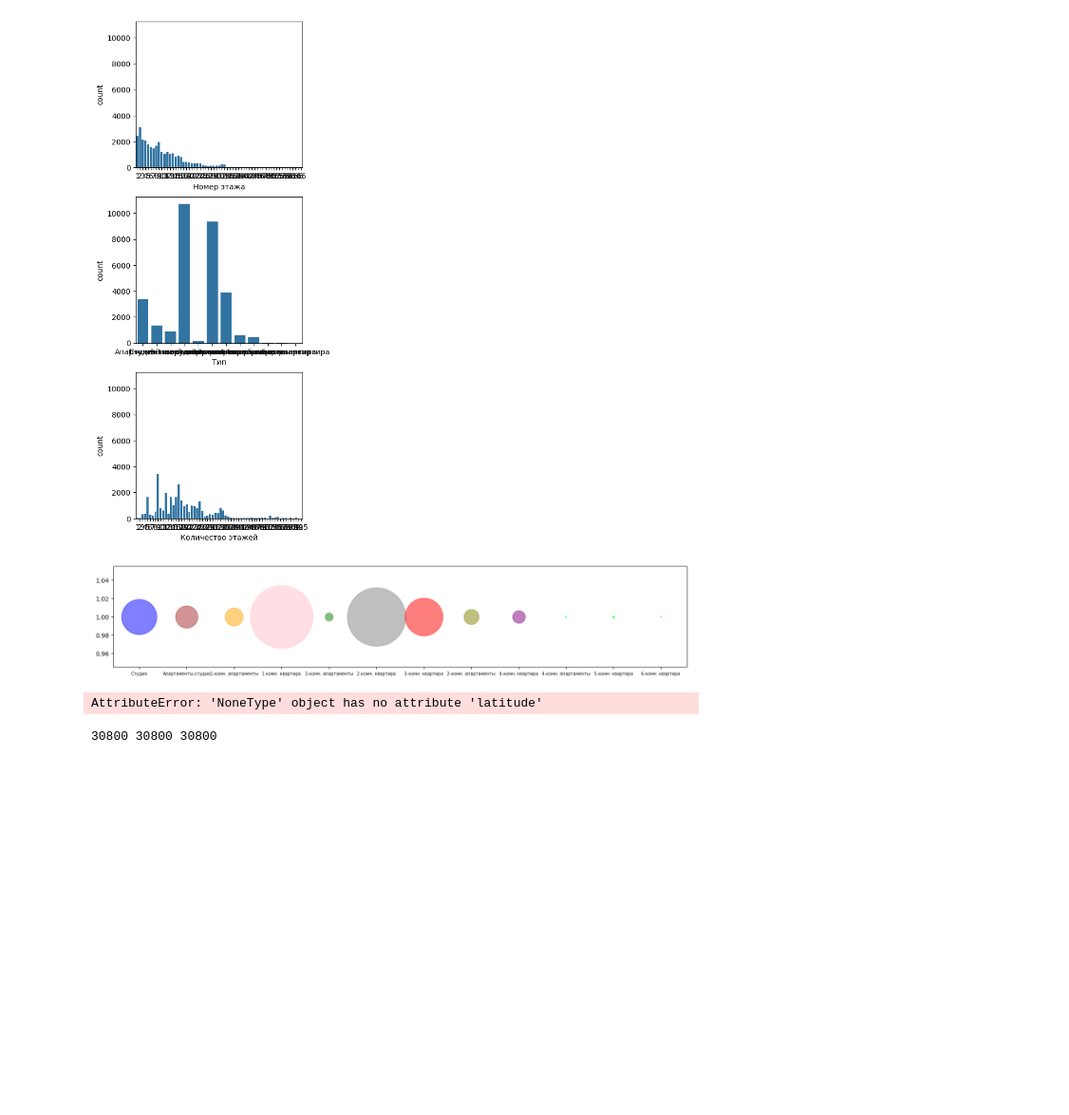
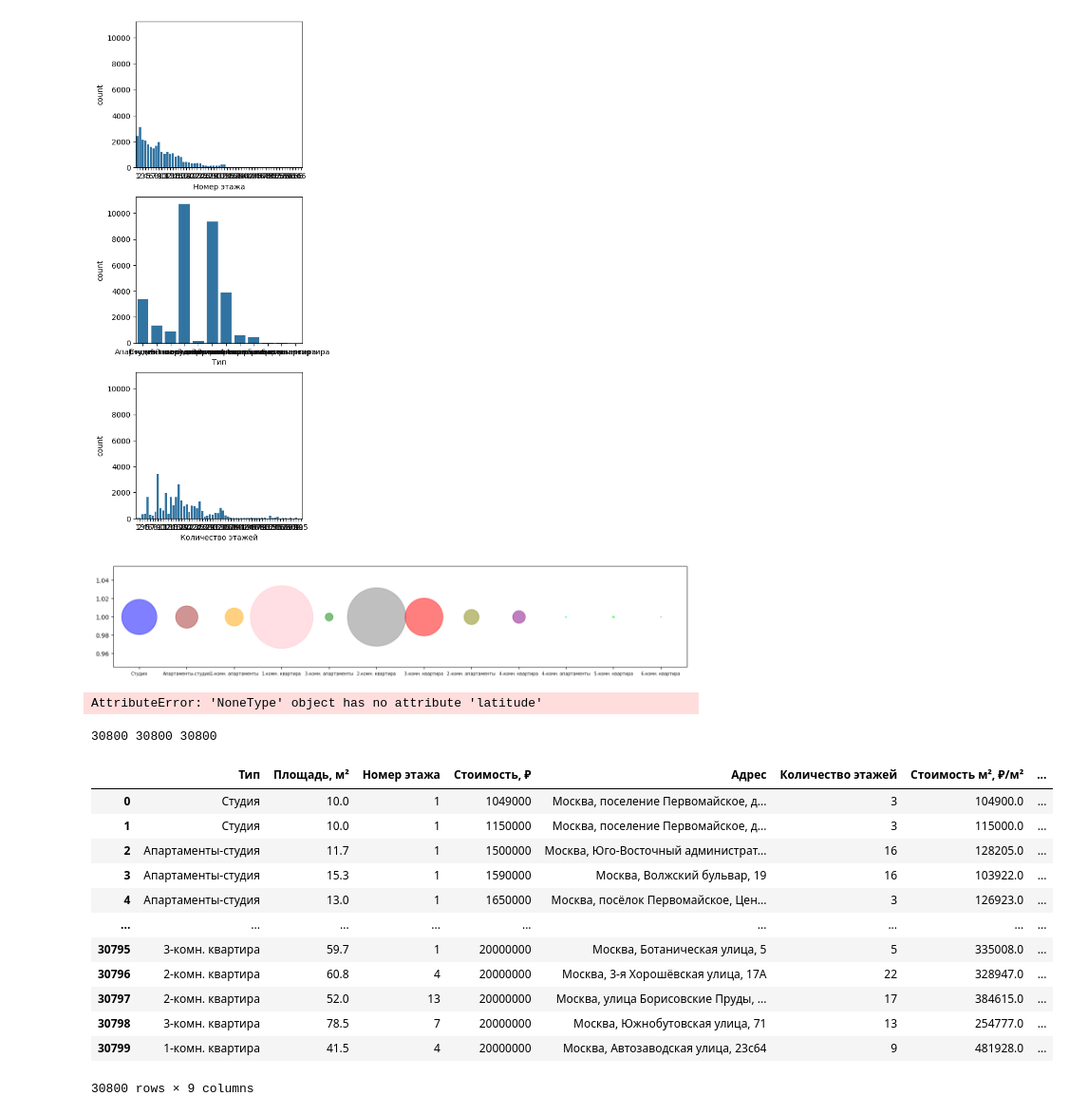
Before and after one commit to Daniil57Ibragimov/Project_Ibragimov-Lebedev, a Jupyter notebook: EDA/Project_EDA-3.ipynb, the cells around one changed output. Shown: that part at 95% size. Saved outputs shown, nothing was run; the diff lists cells and outputs as text; code cells hidden in the pictures; blank space fills up the shorter version.

```diff
--- a/EDA/Project_EDA-3.ipynb
+++ b/EDA/Project_EDA-3.ipynb
@@ -222,3 +222,24 @@ print(j0,j1,len(coordinates_list))
 # %%
 coordinates_pandas = pd.DataFrame(coordinates_list)
 coordinates_pandas.to_excel('coordinates.xlsx')
+# %%
+coordinates_pandas=pd.read_excel('coordinates.xlsx')
+# %%
+coordinates_pandas_no_duplicates = coordinates_pandas.drop_duplicates().reset_index()
+df_with_coordinates = pd.merge(df,coordinates_pandas_no_duplicates,on='Адрес',how='left').drop('index', axis = 1)
+df_with_coordinates.to_excel('df_with_coordinates.xlsx')
+df_with_coordinates
+# %% [output]
+|  | Тип | Площадь, м² | Номер этажа | Стоимость, ₽ | Адрес | Количество этажей | Стоимость м², ₽/м² | ... |
+| 0 | Студия | 10.0 | 1 | 1049000 | Москва, поселение Первомайское, д... | 3 | 104900.0 | ... |
+| 1 | Студия | 10.0 | 1 | 1150000 | Москва, поселение Первомайское, д... | 3 | 115000.0 | ... |
+| 2 | Апартаменты-студия | 11.7 | 1 | 1500000 | Москва, Юго-Восточный администрат... | 16 | 128205.0 | ... |
+| 3 | Апартаменты-студия | 15.3 | 1 | 1590000 | Москва, Волжский бульвар, 19 | 16 | 103922.0 | ... |
+| 4 | Апартаменты-студия | 13.0 | 1 | 1650000 | Москва, посёлок Первомайское, Цен... | 3 | 126923.0 | ... |
+| ... | ... | ... | ... | ... | ... | ... | ... | ... |
+| 30795 | 3-комн. квартира | 59.7 | 1 | 20000000 | Москва, Ботаническая улица, 5 | 5 | 335008.0 | ... |
+| 30796 | 2-комн. квартира | 60.8 | 4 | 20000000 | Москва, 3-я Хорошёвская улица, 17А | 22 | 328947.0 | ... |
+| 30797 | 2-комн. квартира | 52.0 | 13 | 20000000 | Москва, улица Борисовские Пруды, ... | 17 | 384615.0 | ... |
+| 30798 | 3-комн. квартира | 78.5 | 7 | 20000000 | Москва, Южнобутовская улица, 71 | 13 | 254777.0 | ... |
+| 30799 | 1-комн. квартира | 41.5 | 4 | 20000000 | Москва, Автозаводская улица, 23с64 | 9 | 481928.0 | ... |
+30800 rows × 9 columns
```
Also changed, not shown: 1 other file.
